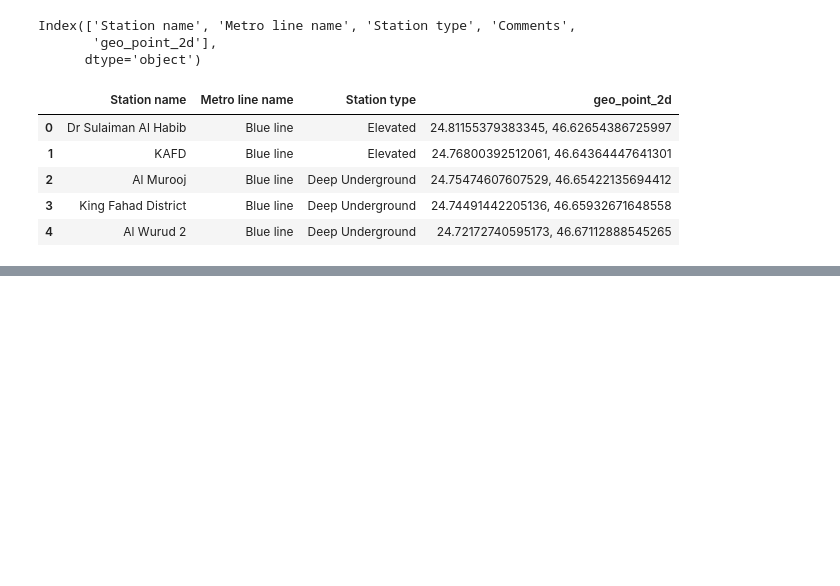
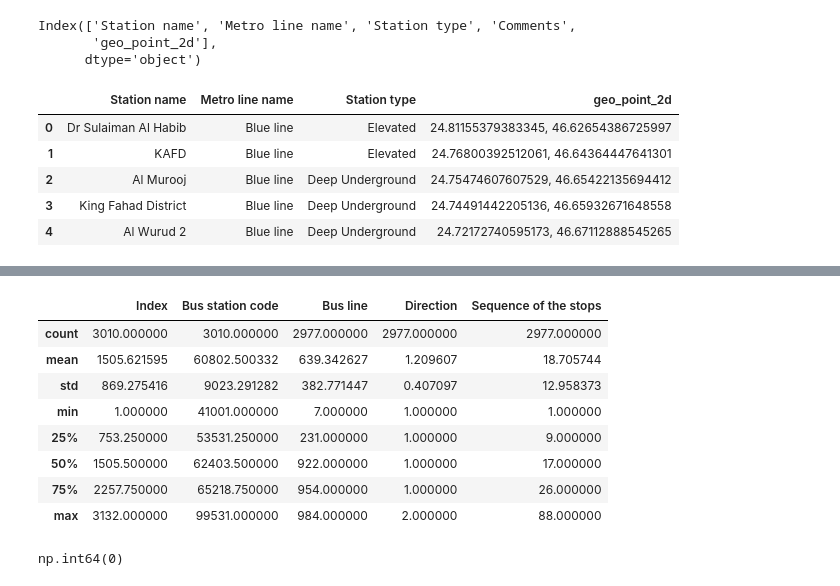
Before and after one commit to AbdulrahmanB-25/Machine_Learning_Competition, a Jupyter notebook: MetroStationDataset.ipynb, the cells around one changed output, grey strips where cells are left out. Cells and saved outputs as stored; diff of their text form; code cells hidden in the pictures; blank space fills up the shorter version.

```diff
--- a/MetroStationDataset.ipynb
+++ b/MetroStationDataset.ipynb
@@ -83,0 +103,16 @@ df.head()
+# %%
+df_bus.describe()
+# %% [output]
+|  | Index | Bus station code | Bus line | Direction | Sequence of the stops |
+| count | 3010.000000 | 3010.000000 | 2977.000000 | 2977.000000 | 2977.000000 |
+| mean | 1505.621595 | 60802.500332 | 639.342627 | 1.209607 | 18.705744 |
+| std | 869.275416 | 9023.291282 | 382.771447 | 0.407097 | 12.958373 |
+| min | 1.000000 | 41001.000000 | 7.000000 | 1.000000 | 1.000000 |
+| 25% | 753.250000 | 53531.250000 | 231.000000 | 1.000000 | 9.000000 |
+| 50% | 1505.500000 | 62403.500000 | 922.000000 | 1.000000 | 17.000000 |
+| 75% | 2257.750000 | 65218.750000 | 954.000000 | 1.000000 | 26.000000 |
+| max | 3132.000000 | 99531.000000 | 984.000000 | 2.000000 | 88.000000 |
+# %%
+df_bus.duplicated().sum()
+# %% [output]
+np.int64(0)
```
Also changed, not shown: parts of 8 cells of this notebook.
